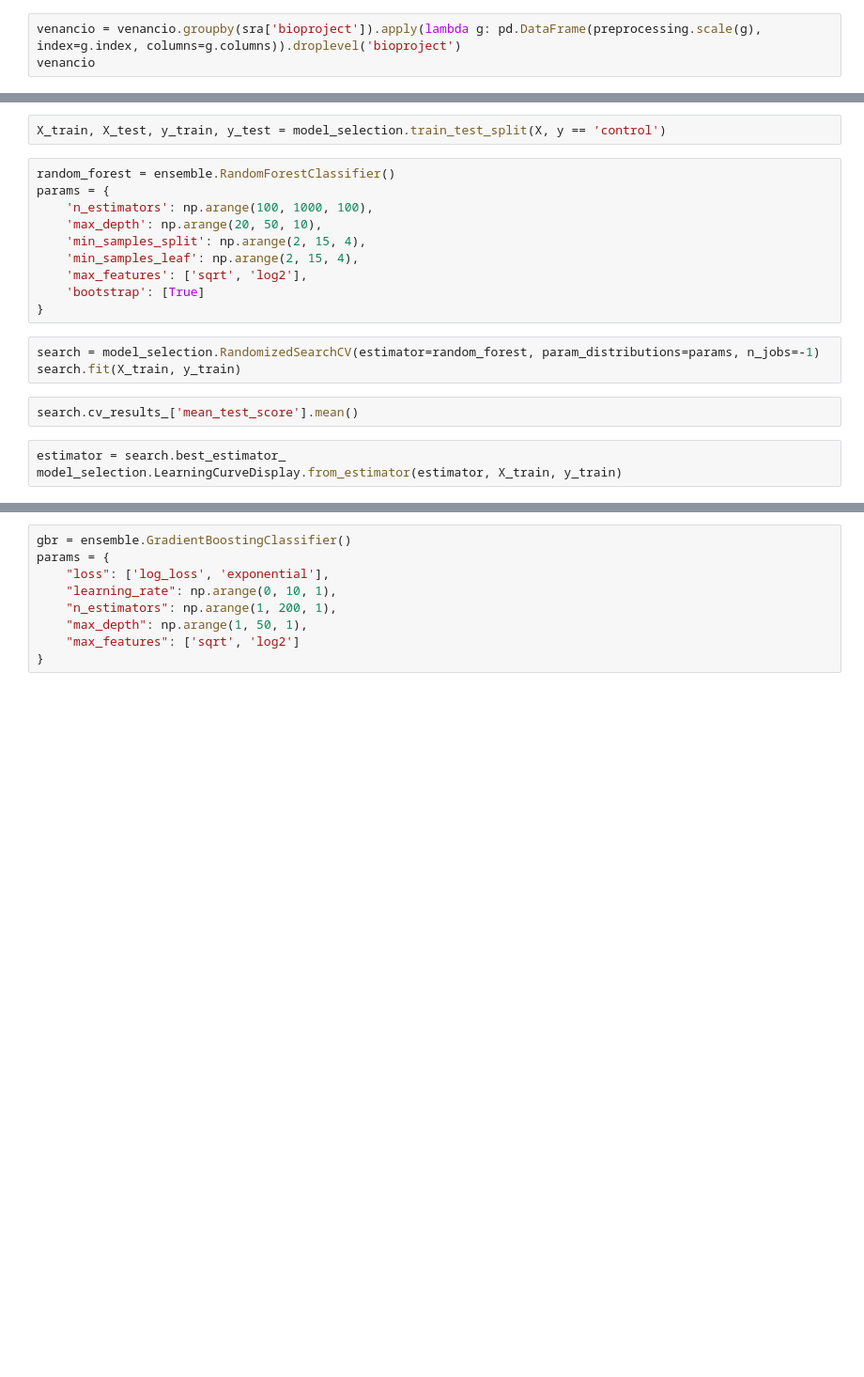
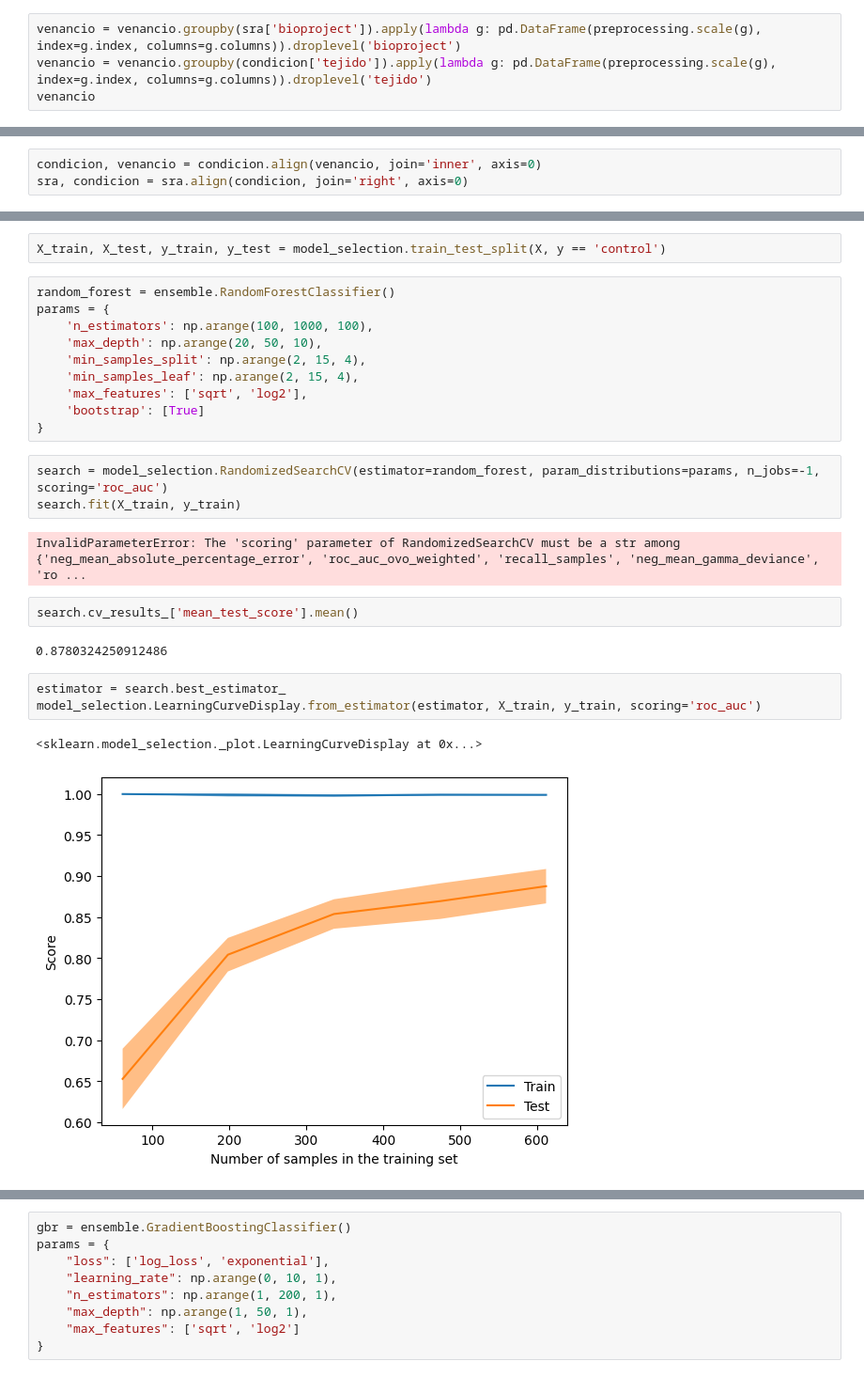
Before and after one commit to freire-guido/soy-biomarkers, a Jupyter notebook: modelado/venancio.ipynb, the cells around one changed output, grey strips where cells are left out. Shown at 94% size. Saved outputs shown, nothing was run; the diff lists cells and outputs as text; blank space fills up the shorter version.

```diff
--- a/modelado/venancio.ipynb
+++ b/modelado/venancio.ipynb
@@ -72,3 +92,4 @@ TypeError: plot_los_tres() missing 1 required positional argument: 'sra'
 # %%
 venancio = venancio.groupby(sra['bioproject']).apply(lambda g: pd.DataFrame(preprocessing.scale(g), index=g.index, columns=g.columns)).droplevel('bioproject')
+venancio = venancio.groupby(condicion['tejido']).apply(lambda g: pd.DataFrame(preprocessing.scale(g), index=g.index, columns=g.columns)).droplevel('tejido')
 venancio
@@ -75,3 +111,6 @@ venancio
+# %%
+condicion, venancio = condicion.align(venancio, join='inner', axis=0)
+sra, condicion = sra.align(condicion, join='right', axis=0)
 # %%
 venancio_tsne = tsne.fit_transform(venancio)
 plot_los_tres(venancio_tsne, condicion, sra)
@@ -96,13 +138,20 @@ params = {
     'bootstrap': [True]
 }
 # %%
-search = model_selection.RandomizedSearchCV(estimator=random_forest, param_distributions=params, n_jobs=-1)
+search = model_selection.RandomizedSearchCV(estimator=random_forest, param_distributions=params, n_jobs=-1, scoring='roc_auc')
 search.fit(X_train, y_train)
+# %% [output]
+InvalidParameterError: The 'scoring' parameter of RandomizedSearchCV must be a str among {'neg_mean_absolute_percentage_error', 'roc_auc_ovo_weighted', 'recall_samples', 'neg_mean_gamma_deviance', 'ro ...
 # %%
 search.cv_results_['mean_test_score'].mean()
+# %% [output]
+0.8780324250912486
 # %%
 estimator = search.best_estimator_
-model_selection.LearningCurveDisplay.from_estimator(estimator, X_train, y_train)
+model_selection.LearningCurveDisplay.from_estimator(estimator, X_train, y_train, scoring='roc_auc')
+# %% [output]
+<sklearn.model_selection._plot.LearningCurveDisplay at 0x...>
+[figure, added]
 # %%
 importances = np.flip(np.sort(estimator.feature_importances_))
 plt.plot(importances)
```
Also changed, not shown: parts of 12 cells of this notebook.
